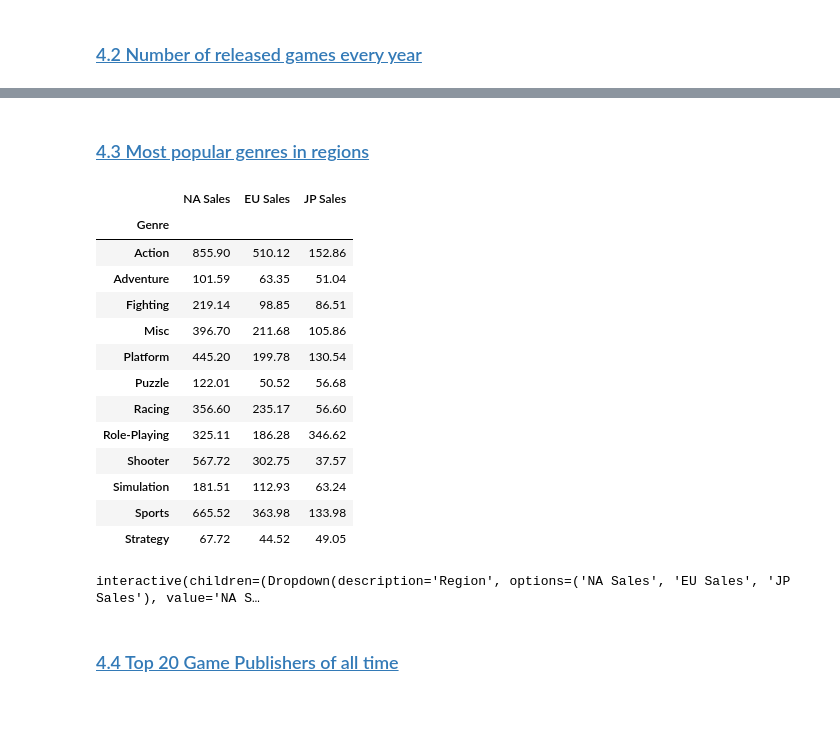
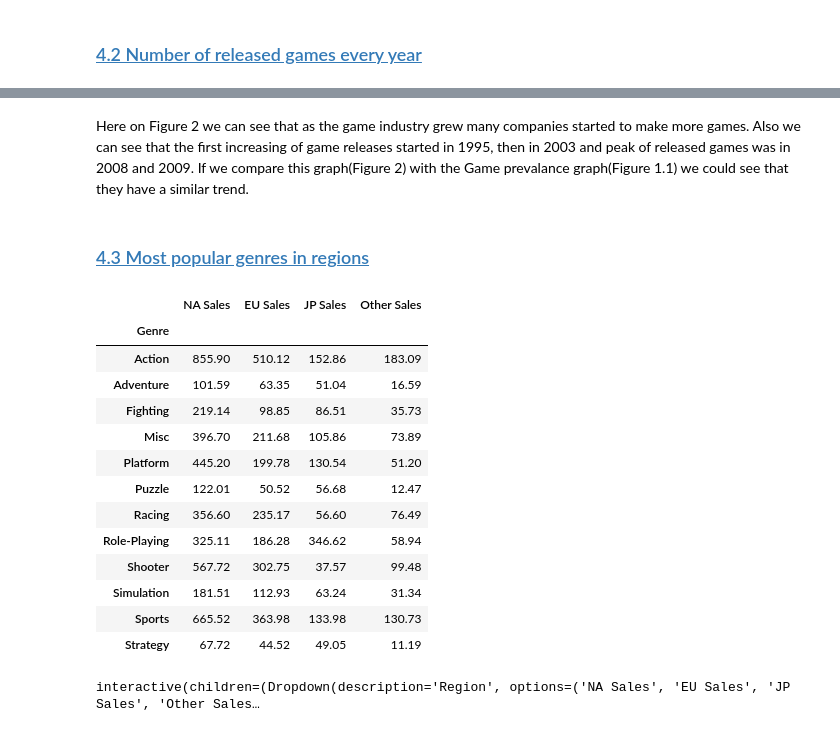
Before and after one commit to necenceu/video-game-sales, a Jupyter notebook: Video Games Sales.ipynb, the cells around one changed output, grey strips where cells are left out. Cells and saved outputs as stored; diff of their text form; code cells hidden in the pictures.

```diff
--- a/Video Games Sales.ipynb
+++ b/Video Games Sales.ipynb
@@ -95,7 +94,6 @@ df.head()
 # %%
 # Renaming Sales columns to better look visualization
 df.columns = df.columns.str.replace('_', ' ')
-df = df.rename(columns = {})
 df.head()
 # %% [output]
 |  | Name | Platform | Year | Genre | Publisher | NA Sales | EU Sales | JP Sales | Other Sales | ... |
@@ -255,24 +266,26 @@ plt.show();
+# %% [markdown]
+Here on Figure 2 we can see that as the game industry grew many companies started to make more games. Also we can see that the first increasing of game releases started in 1995, then in 2003 and peak of released games was in 2008 and 2009. If we compare this graph(Figure 2) with the Game prevalance graph(Figure 1.1) we could see that they have a similar trend.
 # %% [markdown]
 ### [4.3 Most popular genres in regions]()
 # %%
 # Preparing data frame for visualization
-genres_in_region = df.groupby('Genre').sum().drop(columns = {'Year', 'Other Sales', 'Global Sales'}, axis = 1)
+genres_in_region = df.groupby('Genre').sum().drop(columns = {'Year', 'Global Sales'}, axis = 1)
 genres_in_region
 # %% [output]
-|  | NA Sales | EU Sales | JP Sales |
-| Genre |  |  |  |
-| Action | 855.90 | 510.12 | 152.86 |
-| Adventure | 101.59 | 63.35 | 51.04 |
-| Fighting | 219.14 | 98.85 | 86.51 |
-| Misc | 396.70 | 211.68 | 105.86 |
-| Platform | 445.20 | 199.78 | 130.54 |
-| Puzzle | 122.01 | 50.52 | 56.68 |
-| Racing | 356.60 | 235.17 | 56.60 |
-| Role-Playing | 325.11 | 186.28 | 346.62 |
-| Shooter | 567.72 | 302.75 | 37.57 |
-| Simulation | 181.51 | 112.93 | 63.24 |
-| Sports | 665.52 | 363.98 | 133.98 |
-| Strategy | 67.72 | 44.52 | 49.05 |
+|  | NA Sales | EU Sales | JP Sales | Other Sales |
+| Genre |  |  |  |  |
+| Action | 855.90 | 510.12 | 152.86 | 183.09 |
+| Adventure | 101.59 | 63.35 | 51.04 | 16.59 |
+| Fighting | 219.14 | 98.85 | 86.51 | 35.73 |
+| Misc | 396.70 | 211.68 | 105.86 | 73.89 |
+| Platform | 445.20 | 199.78 | 130.54 | 51.20 |
+| Puzzle | 122.01 | 50.52 | 56.68 | 12.47 |
+| Racing | 356.60 | 235.17 | 56.60 | 76.49 |
+| Role-Playing | 325.11 | 186.28 | 346.62 | 58.94 |
+| Shooter | 567.72 | 302.75 | 37.57 | 99.48 |
+| Simulation | 181.51 | 112.93 | 63.24 | 31.34 |
+| Sports | 665.52 | 363.98 | 133.98 | 130.73 |
+| Strategy | 67.72 | 44.52 | 49.05 | 11.19 |
 # %%
 def x(Region):
 
@@ -282,11 +295,13 @@ def x(Region):
 
     # Setting colors for different regions
     if reg == 'NA':
-        color = '#294a72'
+        color = '#4446cf'
     elif reg == 'EU':
-        color = '#6c982a'
+        color = '#8a44cf'
+    elif reg =='JP':
+        color = '#cf446e'
     else:
-        color = '#985b2a'
+        color = '#448ccf'
 
     # Creating bar plot with sorting by amount of sales
     plt.barh(genre_df.index,
@@ -295,12 +310,10 @@ def x(Region):
 
     # Setting label and title
     plt.xlabel('Sales (in millions)', fontsize = 16)
-    plt.title(f'Most popular genres in {reg}', fontsize = 18)
+    plt.title(f'Figure 3. Most popular genres in {reg}', fontsize = 18)
 
     plt.show()
 
 interact(x, Region = genres_in_region.columns);
 # %% [output]
-interactive(children=(Dropdown(description='Region', options=('NA Sales', 'EU Sales', 'JP Sales'), value='NA S…
+interactive(children=(Dropdown(description='Region', options=('NA Sales', 'EU Sales', 'JP Sales', 'Other Sales…
-# %% [markdown]
-### [4.4 Top 20 Game Publishers of all time]()
```
Also changed, not shown: parts of 26 cells of this notebook, 1 other file.
